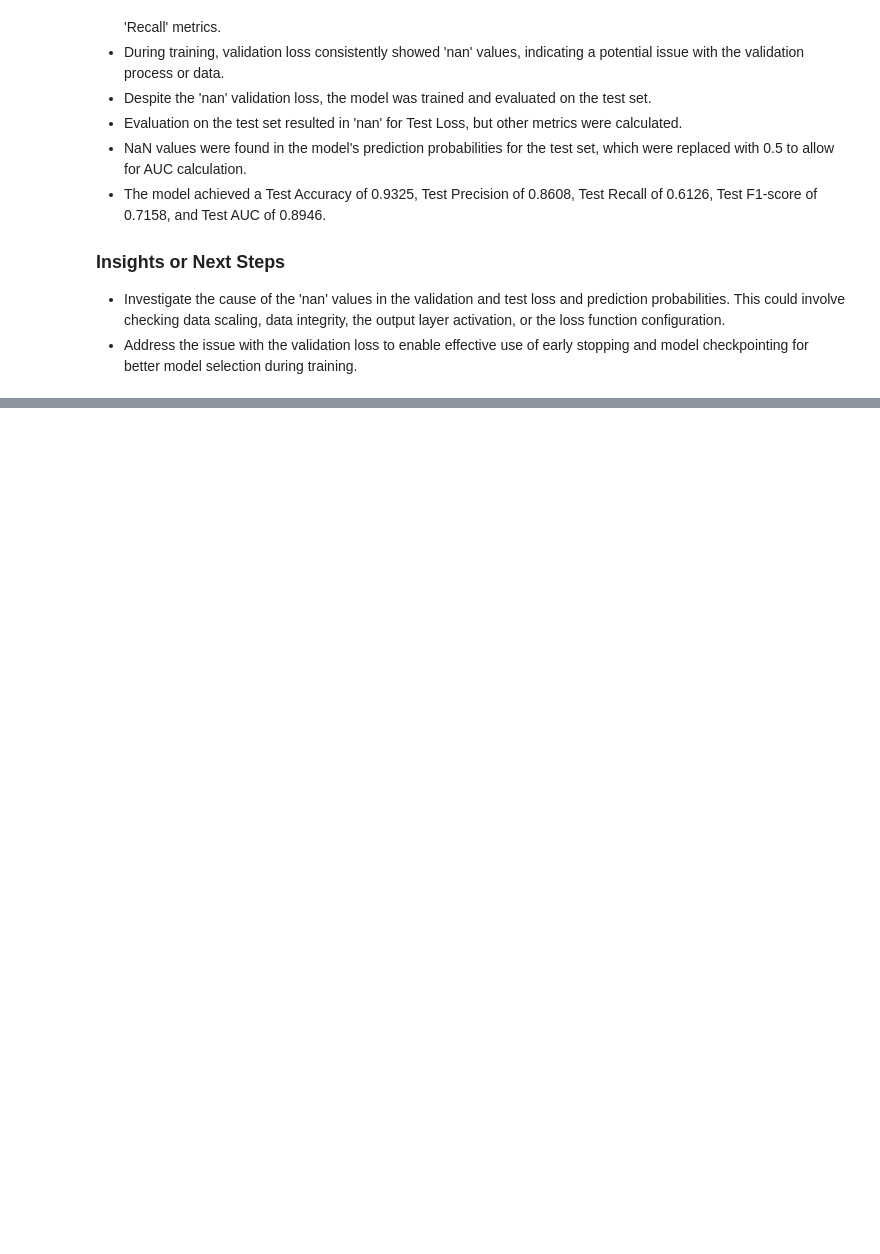
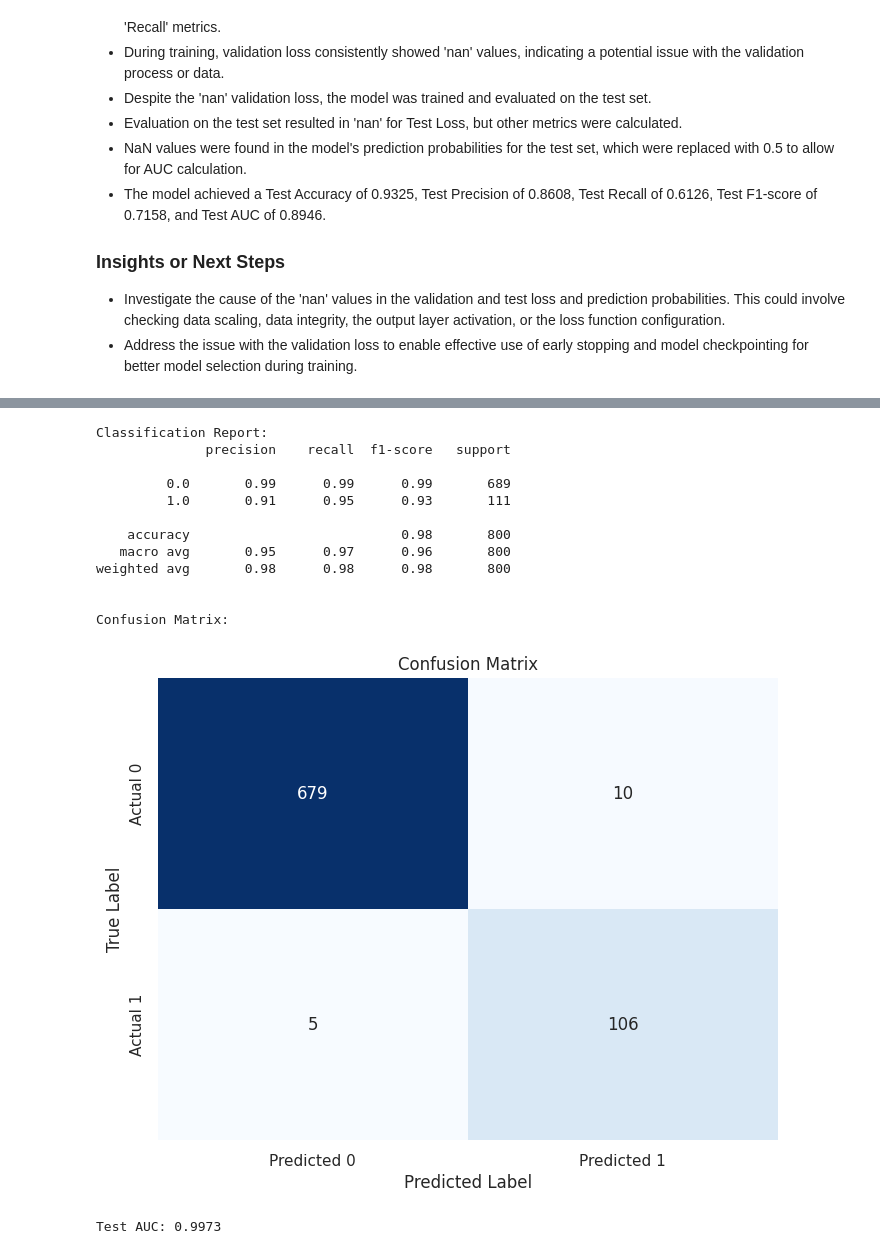
Before and after one commit to gjeevanm/capstonefinalproject, a Jupyter notebook: notebooks/05a_CNN-LSTM_Data_Preparation.ipynb, the cells around one changed output, grey strips where cells are left out. Cells and saved outputs as stored; diff of their text form; code cells hidden in the pictures; blank space fills up the shorter version.

```diff
--- a/notebooks/05a_CNN-LSTM_Data_Preparation.ipynb
+++ b/notebooks/05a_CNN-LSTM_Data_Preparation.ipynb
@@ -1069,0 +1251,74 @@ Test AUC: 0.8946
+# %%
+from sklearn.metrics import classification_report, roc_curve, auc, confusion_matrix
+import matplotlib.pyplot as plt
+import numpy as np
+import seaborn as sns # Import seaborn for a nicer confusion matrix plot
+
+# Get prediction probabilities for the test set
+# Ensure you are using the imputed test data X_test_agg_imputed
+y_pred_prob = model.predict(x=[X_test_agg_imputed, static_test_agg_scaled], verbose=0)
+
+# Convert probabilities to binary predictions for the classification report and confusion matrix
+# Use a threshold, typically 0.5 for binary classification
+y_pred_binary = (y_pred_prob > 0.5).astype(int)
+
+# --- Classification Report ---
+print("Classification Report:")
+print(classification_report(y_test_agg, y_pred_binary))
+
+# --- Confusion Matrix ---
+cm = confusion_matrix(y_test_agg, y_pred_binary)
+print("\nConfusion Matrix:")
+# print(cm) # You can print the raw matrix
+
+# Plot the confusion matrix for better visualization
+plt.figure(figsize=(8, 6))
+sns.heatmap(cm, annot=True, fmt='d', cmap='Blues', cbar=False,
+            xticklabels=['Predicted 0', 'Predicted 1'],
+            yticklabels=['Actual 0', 'Actual 1'])
+plt.xlabel('Predicted Label')
+plt.ylabel('True Label')
+plt.title('Confusion Matrix')
+plt.show()
+
+
+# --- ROC AUC Curve ---
+# Calculate the false positive rate, true positive rate, and thresholds
+fpr, tpr, thresholds = roc_curve(y_test_agg, y_pred_prob)
+
+# Calculate the Area Under the ROC Curve (AUC)
+roc_auc = auc(fpr, tpr)
+
+print(f"\nTest AUC: {roc_auc:.4f}")
+
+# Plot the ROC curve
+plt.figure(figsize=(8, 6))
+plt.plot(fpr, tpr, color='darkorange', lw=2, label=f'ROC curve (AUC = {roc_auc:.4f})')
+plt.plot([0, 1], [0, 1], color='navy', lw=2, linestyle='--') # Plot random guess line
+plt.xlim([0.0, 1.0])
+plt.ylim([0.0, 1.05])
+plt.xlabel('False Positive Rate')
+plt.ylabel('True Positive Rate')
+plt.title('Receiver Operating Characteristic (ROC) Curve')
+plt.legend(loc="lower right")
+plt.grid(True)
+plt.show()
+
+# Note: AURC (Area Under the Reliability Curve) is related to calibration,
+# and calculating it might require additional steps or libraries
+# like sklearn.calibration.calibration_curve if needed.
+# %% [output]
+Classification Report:
+              precision    recall  f1-score   support
+
+         0.0       0.99      0.99      0.99       689
+         1.0       0.91      0.95      0.93       111
+
+    accuracy                           0.98       800
+   macro avg       0.95      0.97      0.96       800
+weighted avg       0.98      0.98      0.98       800
+
+
+Confusion Matrix:
+[figure, added]
+Test AUC: 0.9973
```
Also changed, not shown: parts of 22 cells of this notebook.
